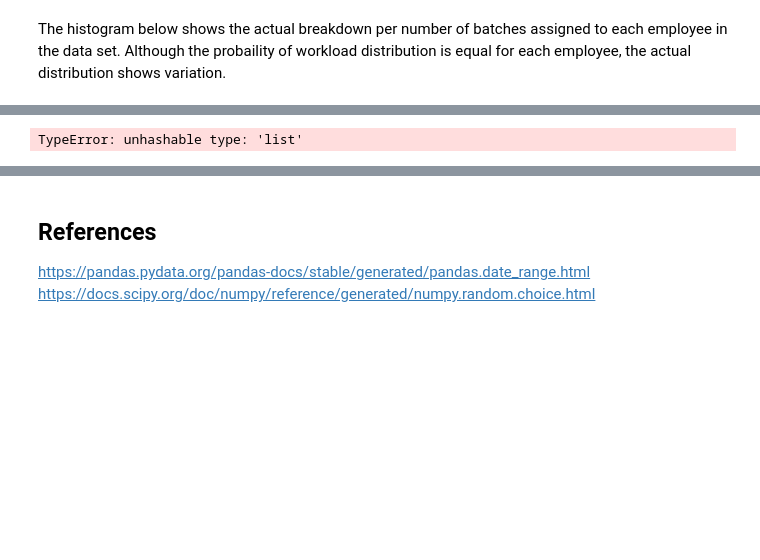
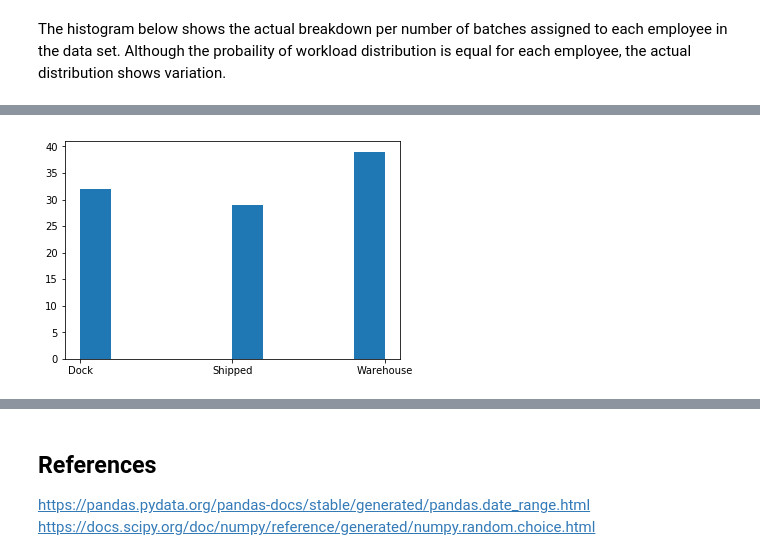
Before and after one commit to GraceAKelly/Randomdataset, a Jupyter notebook: Random Data Set Generation.ipynb, the cells around one changed output, grey strips where cells are left out. Saved outputs shown, nothing was run; the diff lists cells and outputs as text; code cells hidden in the pictures; blank space fills up the shorter version.

```diff
--- a/Random Data Set Generation.ipynb
+++ b/Random Data Set Generation.ipynb
@@ -77,2 +83,7 @@ plt.show()
+# %%
+plt.hist(Locations)
+plt.show()
+# %% [output]
+[figure, added]
 # %%
 import seaborn as sns # import seaborn for advanced graphics
@@ -82,5 +89,0 @@ sns.set(style="ticks")
-# %%
-sns.lmplot(x="Responsibles",y="Statuss",data=data)
-plt.show()
-# %% [output]
-TypeError: unhashable type: 'list'
```
Also changed, not shown: parts of 8 cells of this notebook.
